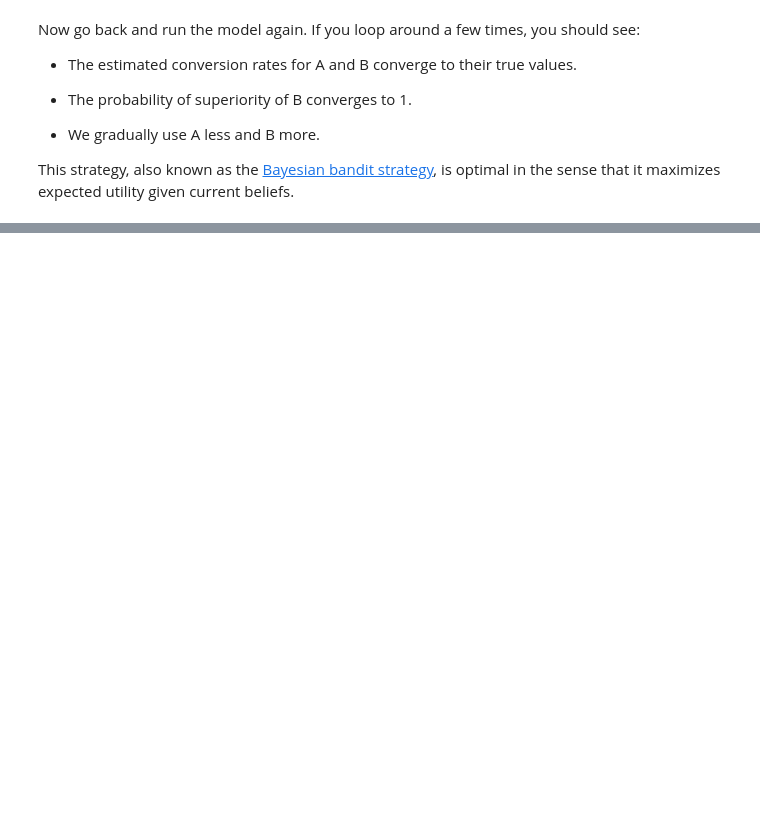
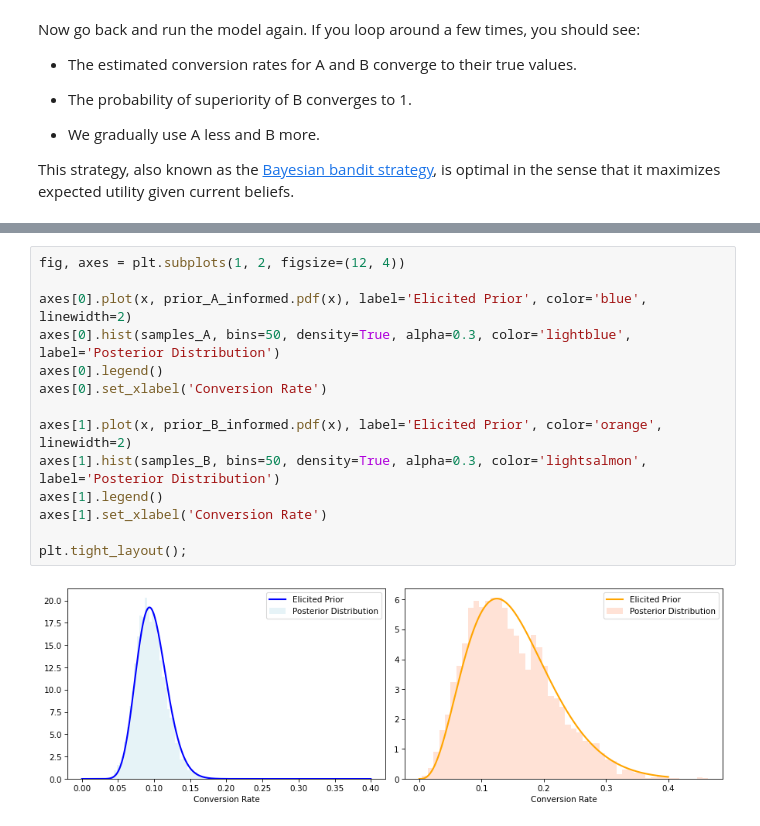
Before and after one commit to pymc-labs/ai_decision_workshop, a Jupyter notebook: soln/02_bayesian_bandits.ipynb, the cells around one changed output, grey strips where cells are left out. Drawn from its saved outputs; the diff is of its cells as text; blank space fills up the shorter version.

```diff
--- a/soln/02_bayesian_bandits.ipynb
+++ b/soln/02_bayesian_bandits.ipynb
@@ -218,0 +322,16 @@ This strategy, also known as the [Bayesian bandit strategy](https://en.wikipedia
+# %%
+fig, axes = plt.subplots(1, 2, figsize=(12, 4))
+
+axes[0].plot(x, prior_A_informed.pdf(x), label='Elicited Prior', color='blue', linewidth=2)
+axes[0].hist(samples_A, bins=50, density=True, alpha=0.3, color='lightblue', label='Posterior Distribution')
+axes[0].legend()
+axes[0].set_xlabel('Conversion Rate')
+
+axes[1].plot(x, prior_B_informed.pdf(x), label='Elicited Prior', color='orange', linewidth=2)
+axes[1].hist(samples_B, bins=50, density=True, alpha=0.3, color='lightsalmon', label='Posterior Distribution')
+axes[1].legend()
+axes[1].set_xlabel('Conversion Rate')
+
+plt.tight_layout();
+# %% [output]
+[figure, added]
```
Also changed, not shown: parts of 31 cells of this notebook, 1 other file.
